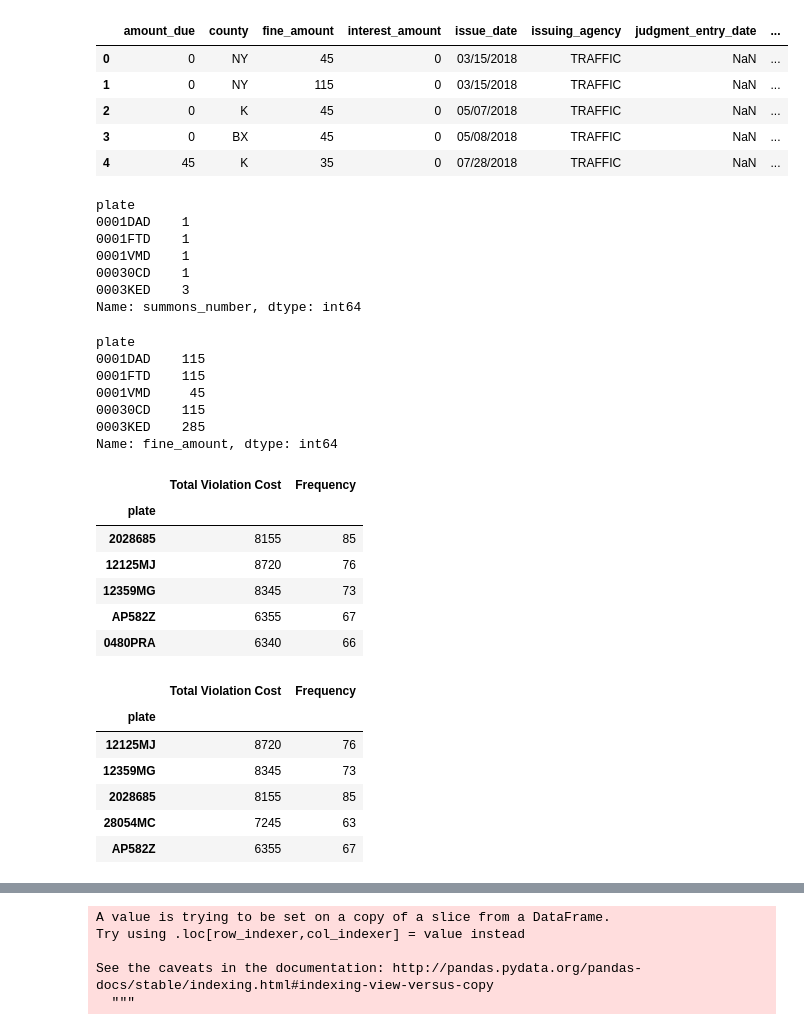
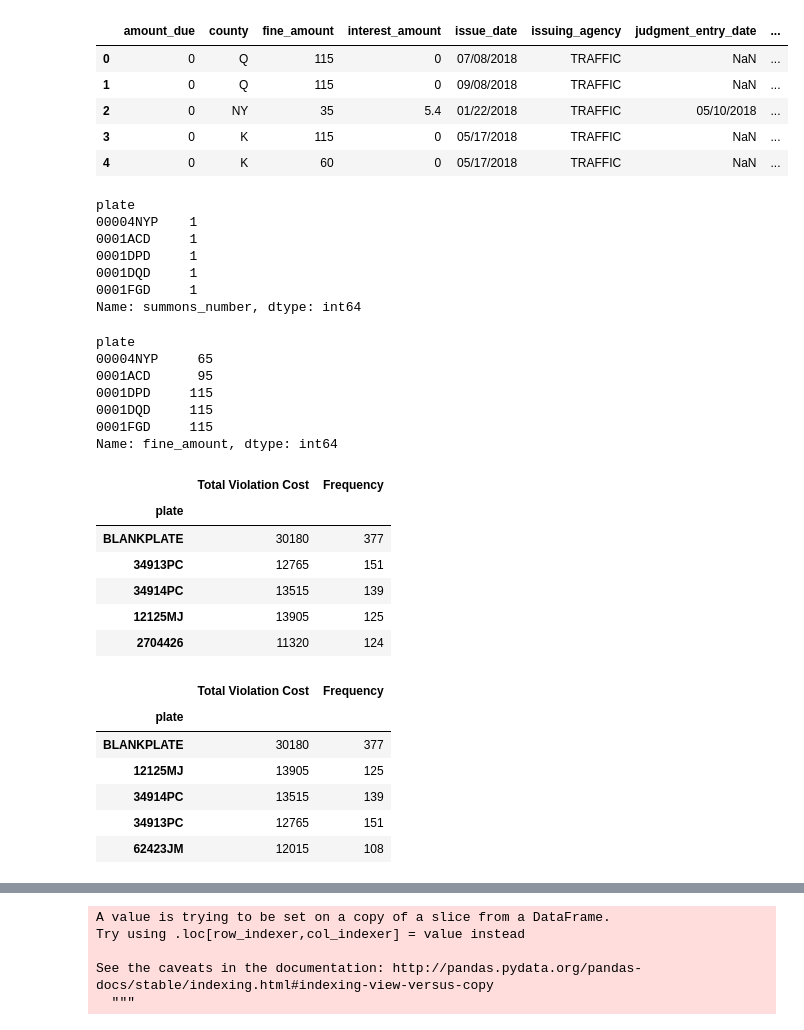
Before and after one commit to jesusbaquiax/github_project_one, a Jupyter notebook: tickets.ipynb, the cells around one changed output, grey strips where cells are left out. Cells and saved outputs as stored; diff of their text form; code cells hidden in the pictures.

```diff
--- a/tickets.ipynb
+++ b/tickets.ipynb
@@ -7,16 +7,16 @@ import numpy as np
 import matplotlib.pyplot as plt
 # %%
 client = Socrata("data.cityofnewyork.us", "nw0pZM57EWuIKqCqQvWUFqAE0")
-results = client.get("uvbq-3m68", limit = 500000, where="issue_date like'%/2018'")
+results = client.get("uvbq-3m68", limit = 1000000, where="issue_date like'%/2018'")
 client_df = pd.DataFrame.from_records(results)
 client_df.head()
 # %% [output]
 |  | amount_due | county | fine_amount | interest_amount | issue_date | issuing_agency | judgment_entry_date | ... |
-| 0 | 0 | NY | 45 | 0 | 03/15/2018 | TRAFFIC | NaN | ... |
-| 1 | 0 | NY | 115 | 0 | 03/15/2018 | TRAFFIC | NaN | ... |
-| 2 | 0 | K | 45 | 0 | 05/07/2018 | TRAFFIC | NaN | ... |
-| 3 | 0 | BX | 45 | 0 | 05/08/2018 | TRAFFIC | NaN | ... |
-| 4 | 45 | K | 35 | 0 | 07/28/2018 | TRAFFIC | NaN | ... |
+| 0 | 0 | Q | 115 | 0 | 07/08/2018 | TRAFFIC | NaN | ... |
+| 1 | 0 | Q | 115 | 0 | 09/08/2018 | TRAFFIC | NaN | ... |
+| 2 | 0 | NY | 35 | 5.4 | 01/22/2018 | TRAFFIC | 05/10/2018 | ... |
+| 3 | 0 | K | 115 | 0 | 05/17/2018 | TRAFFIC | NaN | ... |
+| 4 | 0 | K | 60 | 0 | 05/17/2018 | TRAFFIC | NaN | ... |
 # %%
 client_df["amount_due"] = pd.to_numeric(client_df["amount_due"])
 client_df["fine_amount"] = pd.to_numeric(client_df["fine_amount"])
@@ -36,48 +36,48 @@ frequency_plate_grouping = frequency_plate.groupby(["plate"])
 # %%
-meow = frequency_plate_grouping["summons_number"].count()
-meow.head()
+summons_number_count = plate_grouping["summons_number"].count()
+summons_number_count.head()
 # %% [output]
 plate
-0001DAD    1
-0001FTD    1
-0001VMD    1
-00030CD    1
-0003KED    3
+00004NYP    1
+0001ACD     1
+0001DPD     1
+0001DQD     1
+0001FGD     1
 Name: summons_number, dtype: int64
 # %%
-woof = frequency_plate_grouping["fine_amount"].sum()
-woof.head()
+fine_amount_count = plate_grouping["fine_amount"].sum()
+fine_amount_count.head()
 # %% [output]
 plate
-0001DAD    115
-0001FTD    115
-0001VMD     45
-00030CD    115
-0003KED    285
+00004NYP     65
+0001ACD      95
+0001DPD     115
+0001DQD     115
+0001FGD     115
 Name: fine_amount, dtype: int64
 # %%
-frequency = pd.DataFrame({"Total Violation Cost": woof, "Frequency": meow })
-frequency_sorted = frequency.sort_values("Frequency", ascending=False)
+frequency_violation_df = pd.DataFrame({"Total Violation Cost": fine_amount_count, "Frequency": summons_number_count  })
+frequency_sorted = frequency_violation_df.sort_values("Frequency", ascending=False)
 frequency_sorted.head()
 # %% [output]
 |  | Total Violation Cost | Frequency |
 | plate |  |  |
-| 2028685 | 8155 | 85 |
-| 12125MJ | 8720 | 76 |
-| 12359MG | 8345 | 73 |
-| AP582Z | 6355 | 67 |
-| 0480PRA | 6340 | 66 |
+| BLANKPLATE | 30180 | 377 |
+| 34913PC | 12765 | 151 |
+| 34914PC | 13515 | 139 |
+| 12125MJ | 13905 | 125 |
+| 2704426 | 11320 | 124 |
 # %%
-total_violation_cost_sorted = frequency.sort_values("Total Violation Cost", ascending=False)
+total_violation_cost_sorted = frequency_violation_df.sort_values("Total Violation Cost", ascending=False)
 total_violation_cost_sorted.head()
 # %% [output]
 |  | Total Violation Cost | Frequency |
 | plate |  |  |
-| 12125MJ | 8720 | 76 |
-| 12359MG | 8345 | 73 |
-| 2028685 | 8155 | 85 |
-| 28054MC | 7245 | 63 |
-| AP582Z | 6355 | 67 |
+| BLANKPLATE | 30180 | 377 |
+| 12125MJ | 13905 | 125 |
+| 34914PC | 13515 | 139 |
+| 34913PC | 12765 | 151 |
+| 62423JM | 12015 | 108 |
 # %%
 bins = [0,2,250]
 groups = ["Up to 2 Tickets", "More than 2 tickets"]
```
Also changed, not shown: parts of 15 cells of this notebook.
